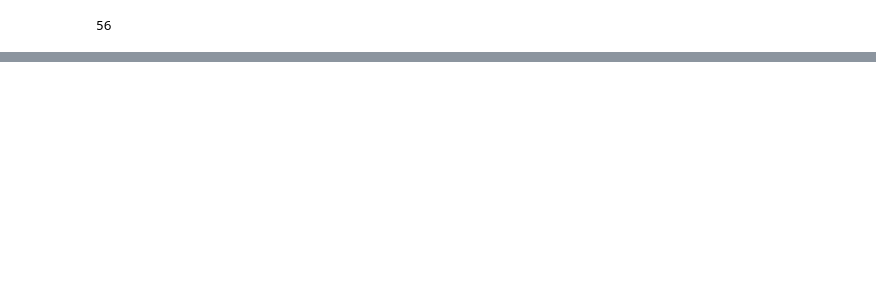
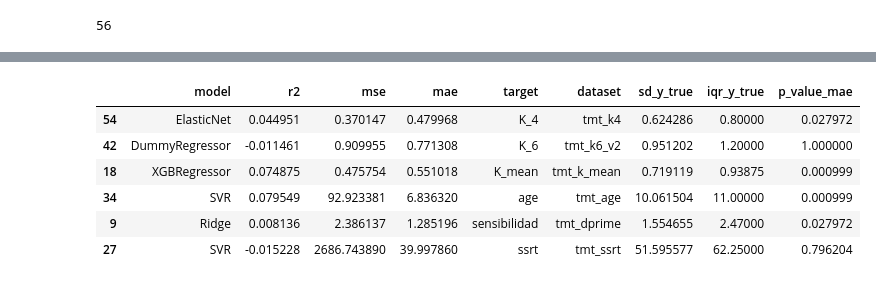
Before and after one commit to gianluca-capelo/datapruebas_analysis, a Jupyter notebook: analysis/notebooks/dispersion_analysis.ipynb, the cells around one changed output, grey strips where cells are left out. Saved outputs shown, nothing was run; the diff lists cells and outputs as text; code cells hidden in the pictures; blank space fills up the shorter version.

```diff
--- a/analysis/notebooks/dispersion_analysis.ipynb
+++ b/analysis/notebooks/dispersion_analysis.ipynb
@@ -49,3 +49,14 @@ df.drop(columns=["y_true", "y_pred"])
 | 53 | XGBRegressor | -0.103778 | 0.427789 | 0.512622 | K_4 | tmt_k4 | 0.624286 | 0.80000 | 0.055944 |
 | 54 | ElasticNet | 0.044951 | 0.370147 | 0.479968 | K_4 | tmt_k4 | 0.624286 | 0.80000 | 0.027972 |
 | 55 | SVR | -0.043035 | 0.404247 | 0.495762 | K_4 | tmt_k4 | 0.624286 | 0.80000 | 0.393606 |
+# %%
+best_mae = df.loc[df.groupby("target")["mae"].idxmin()]
+best_mae.drop(columns=["y_true", "y_pred"])
+# %% [output]
+|  | model | r2 | mse | mae | target | dataset | sd_y_true | iqr_y_true | p_value_mae |
+| 54 | ElasticNet | 0.044951 | 0.370147 | 0.479968 | K_4 | tmt_k4 | 0.624286 | 0.80000 | 0.027972 |
+| 42 | DummyRegressor | -0.011461 | 0.909955 | 0.771308 | K_6 | tmt_k6_v2 | 0.951202 | 1.20000 | 1.000000 |
+| 18 | XGBRegressor | 0.074875 | 0.475754 | 0.551018 | K_mean | tmt_k_mean | 0.719119 | 0.93875 | 0.000999 |
+| 34 | SVR | 0.079549 | 92.923381 | 6.836320 | age | tmt_age | 10.061504 | 11.00000 | 0.000999 |
+| 9 | Ridge | 0.008136 | 2.386137 | 1.285196 | sensibilidad | tmt_dprime | 1.554655 | 2.47000 | 0.027972 |
+| 27 | SVR | -0.015228 | 2686.743890 | 39.997860 | ssrt | tmt_ssrt | 51.595577 | 62.25000 | 0.796204 |
```
